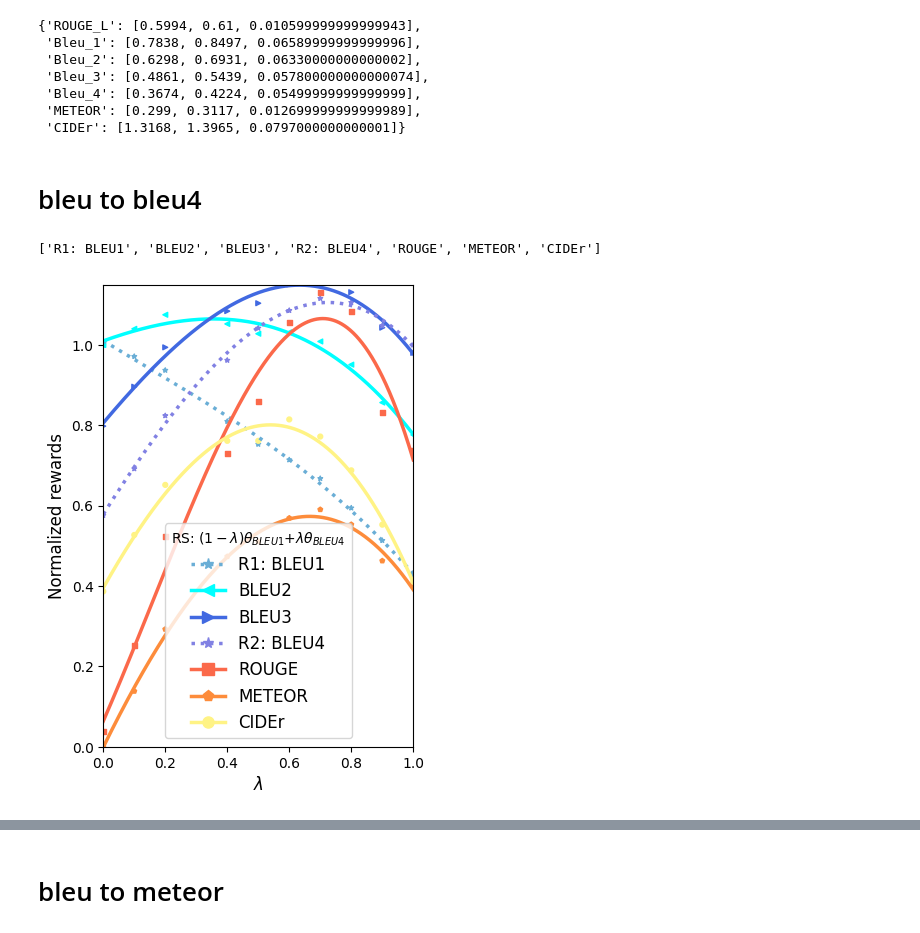
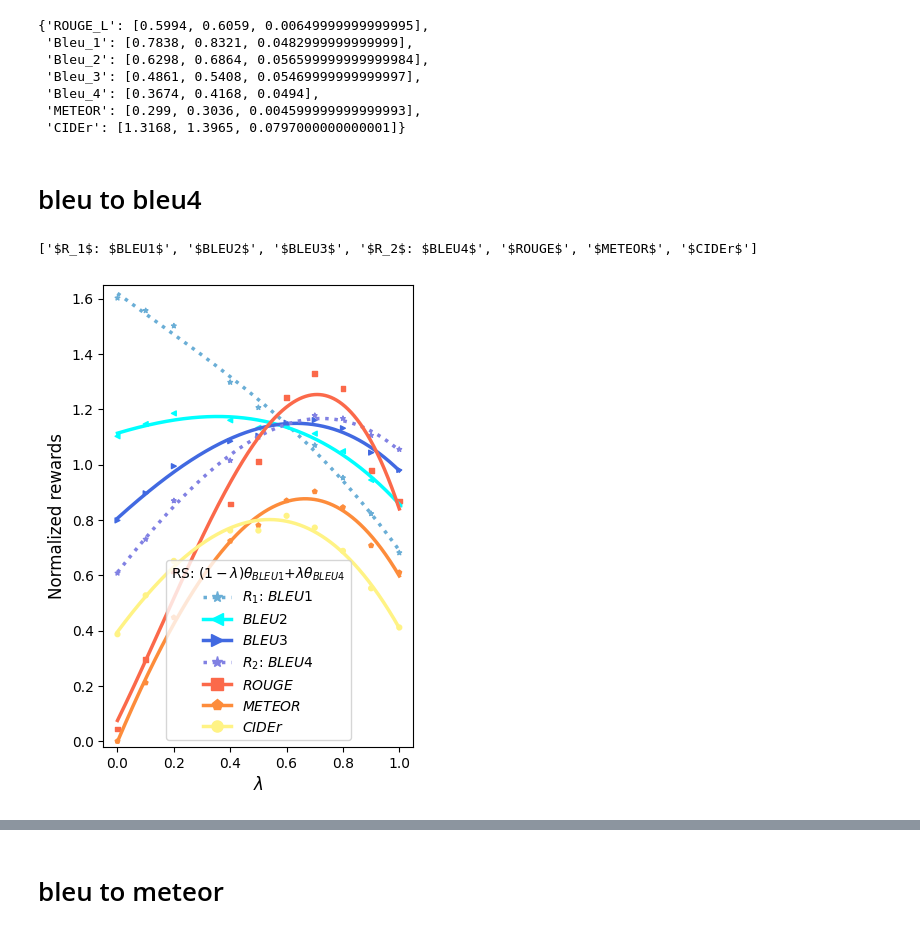
Before and after one commit to alexrame/domainbedv2, a Jupyter notebook: notebooks/rl/captioning/wa_rl_captioning.ipynb, the cells around one changed output, grey strips where cells are left out. Saved outputs shown, nothing was run; the diff lists cells and outputs as text; code cells hidden in the pictures.

```diff
--- a/notebooks/rl/captioning/wa_rl_captioning.ipynb
+++ b/notebooks/rl/captioning/wa_rl_captioning.ipynb
@@ -102,9 +102,10 @@ def get_minmax(list_ls):
                     dict_key_to_minmax[key][0],
                     line[key]
                 )
-                dict_key_to_minmax[key][1] = max(
-                    dict_key_to_minmax[key][1],
-                    line[key])
+    for key in dict_key_to_minmax:
+        dict_key_to_minmax[key][1] = max(
+            dict_key_to_minmax[key][1],
+            fts_bleu.l_step[0][key])
     for key in dict_key_to_minmax.keys():
         dict_key_to_minmax[key].append(
             dict_key_to_minmax[key][1] - dict_key_to_minmax[key][0]
@@ -117,12 +118,12 @@ dict_key_to_minmax_e2e = get_minmax(list_e2e)
 # %%
 dict_key_to_minmax_fts
 # %% [output]
-{'ROUGE_L': [0.5994, 0.61, 0.010599999999999943],
- 'Bleu_1': [0.7838, 0.8497, 0.06589999999999996],
- 'Bleu_2': [0.6298, 0.6931, 0.06330000000000002],
- 'Bleu_3': [0.4861, 0.5439, 0.057800000000000074],
- 'Bleu_4': [0.3674, 0.4224, 0.05499999999999999],
- 'METEOR': [0.299, 0.3117, 0.012699999999999989],
+{'ROUGE_L': [0.5994, 0.6059, 0.00649999999999995],
+ 'Bleu_1': [0.7838, 0.8321, 0.0482999999999999],
+ 'Bleu_2': [0.6298, 0.6864, 0.056599999999999984],
+ 'Bleu_3': [0.4861, 0.5408, 0.05469999999999997],
+ 'Bleu_4': [0.3674, 0.4168, 0.0494],
+ 'METEOR': [0.299, 0.3036, 0.004599999999999993],
  'CIDEr': [1.3168, 1.3965, 0.0797000000000001]}
 # %%
 clean_kwargs_scatter = {
@@ -134,7 +135,8 @@ clean_kwargs_scatter = {
     ],
     "order": "3",
     "title": None,
-    "_dict_key_to_limit": {"x": (0., 1.), "y": (0, 1.08)},
+    "fontsize": "medium",
+    "_dict_key_to_limit": {}, # "x": (0., 1.), "y": (0, 1.08)},
     "_dict_key_to_label": {"1-lambda": r'$\lambda$', "lambda": r'$\lambda$',  "METEOR": "METEOR", "CIDEr": "CIDEr"}
 }
 keys_y=["Bleu_1", "Bleu_2", "Bleu_3", "Bleu_4", "ROUGE_L", "METEOR", "CIDEr"]
@@ -160,8 +162,8 @@ def plot_scatter_captioning(l, key_1, key_2, dict_key_to_minmax=dict_key_to_minm
     for key in clean_kwargs_scatter.keys():
         if key not in kwargs:
             kwargs[key] = clean_kwargs_scatter[key]
-    suffixes = ["R1: " if key == key_1 else ("R2: " if key == key_2 else "") for key in keys_y]
-    labels = [suffix + dict_key_to_label[key] for suffix, key in zip(suffixes, keys_y)]
+    suffixes = [r"$R_1$: " if key == key_1 else (r"$R_2$: " if key == key_2 else "") for key in keys_y]
+    labels = [suffix + r"${l}$".format(l=dict_key_to_label[key]) for suffix, key in zip(suffixes, keys_y)]
     print(labels)
     markers = ["*" if key in [key_1, key_2] else dict_key_to_marker[key] for key in keys_y]
     linestyles = ["dotted" if key in [key_1, key_2] else "solid" for key in keys_y]
@@ -286,13 +288,11 @@ def plot_captioning(list_l, key_x, key_y, do_annotate=True, dict_annotation_to_l
 # %% [markdown]
 # bleu to bleu4
 # %%
-fig_dr = plot_scatter_captioning(l=e2e_bleubleu4.l_wa_bleu4bleu, key_1="Bleu_1", key_2="Bleu_4", dict_key_to_minmax=dict_key_to_minmax_e2e,
-                    _dict_key_to_limit={"x": (0., 1.), "y": (0, 1.15)},
-                    )
+fig_dr = plot_scatter_captioning(l=e2e_bleubleu4.l_wa_bleu4bleu, key_1="Bleu_1", key_2="Bleu_4", dict_key_to_minmax=dict_key_to_minmax_e2e, fontsize="medium", _dict_key_to_limit={"y": (-0.02, 1.65)})
 plot.save_fig(fig=fig_dr, name="captioning/lambda_captioning_e2e_bleu1tobleu4.pdf", do_save=do_save)
 # %% [output]
-['R1: BLEU1', 'BLEU2', 'BLEU3', 'R2: BLEU4', 'ROUGE', 'METEOR', 'CIDEr']
+['$R_1$: $BLEU1$', '$BLEU2$', '$BLEU3$', '$R_2$: $BLEU4$', '$ROUGE$', '$METEOR$', '$CIDEr$']
-[figure, old version]
+[figure, new version]
 # %%
 fig_dr = plot_captioning(
     list_l=[
```
Also changed, not shown: parts of 21 cells of this notebook, 7 other files.
